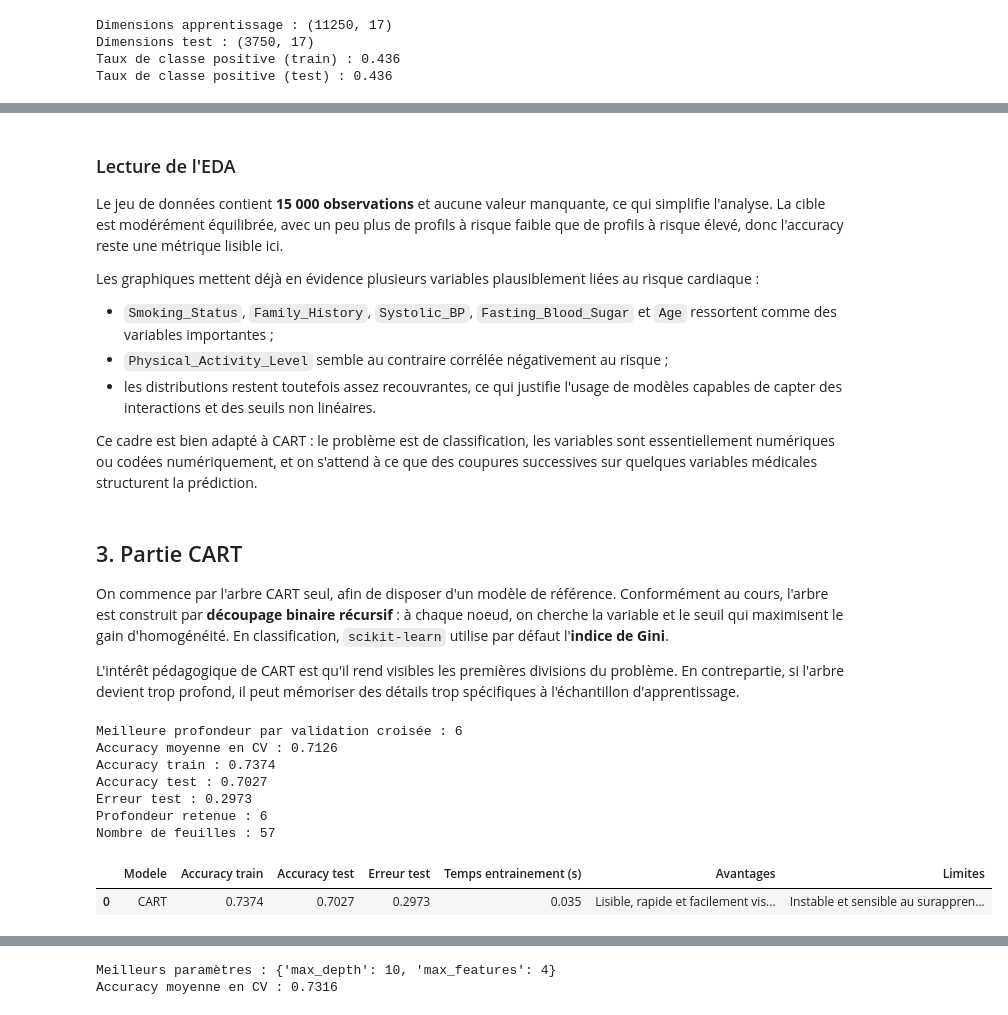
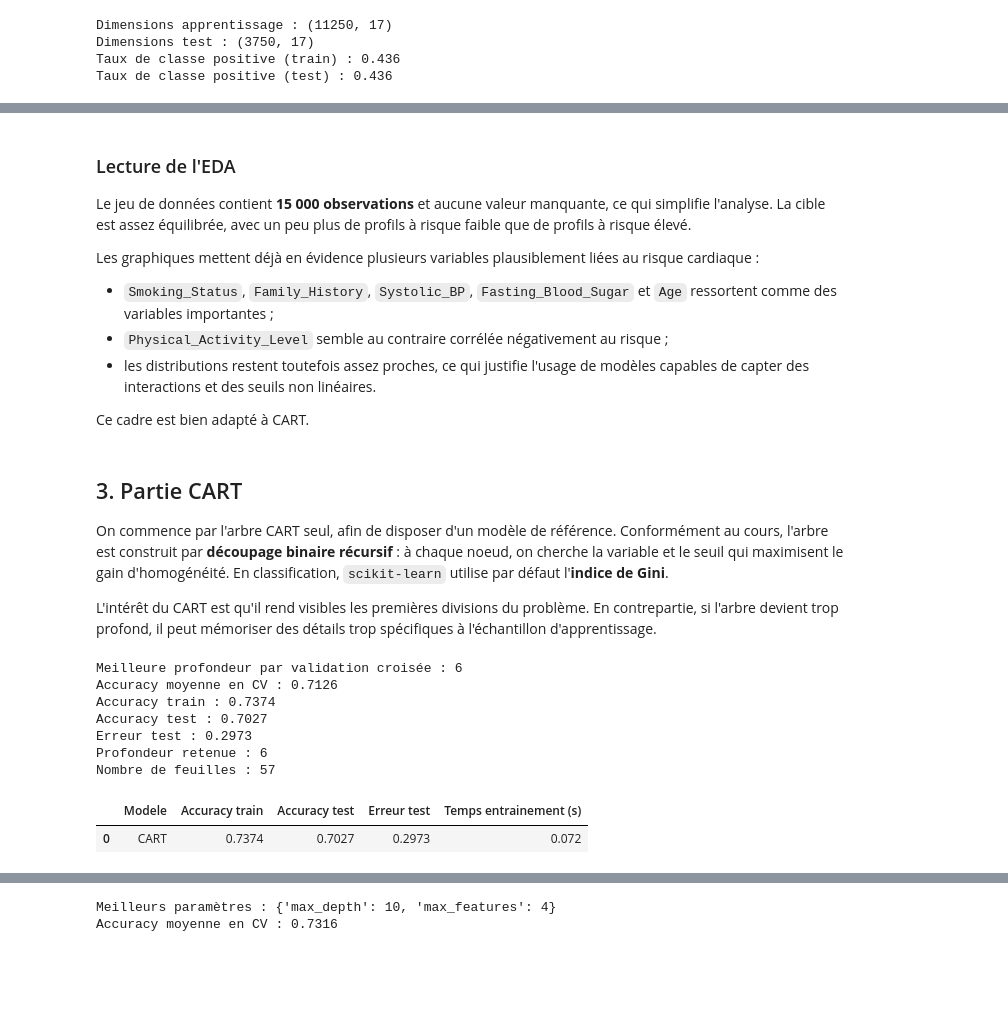
Before and after one commit to corentinbrand/ML-project, a Jupyter notebook: analyses_python/CART_AgrDMod_python_gus.ipynb, the cells around one changed output, grey strips where cells are left out. Drawn from its saved outputs; the diff is of its cells as text; code cells hidden in the pictures; blank space fills up the shorter version.

```diff
--- a/analyses_python/CART_AgrDMod_python_gus.ipynb
+++ b/analyses_python/CART_AgrDMod_python_gus.ipynb
@@ -162,15 +163,13 @@ results = {}
 class_names = ['Risque faible', 'Risque élevé']
 
 
-def store_result(name, model, fit_time, advantages, limits):
+def store_result(name, model, fit_time):
     results[name] = {
         'Modele': name,
         'Accuracy train': round(model.score(X_train, y_train), 4),
         'Accuracy test': round(model.score(X_test, y_test), 4),
         'Erreur test': round(1 - model.score(X_test, y_test), 4),
         'Temps entrainement (s)': round(fit_time, 3),
-        'Avantages': advantages,
-        'Limites': limits,
     }
     return pd.DataFrame([results[name]])
 
@@ -254,20 +253,20 @@ corr_target.to_frame('Corrélation avec la cible')
 # %% [markdown]
 ### Lecture de l'EDA
 
-Le jeu de données contient **15 000 observations** et aucune valeur manquante, ce qui simplifie l'analyse. La cible est modérément équilibrée, avec un peu plus de profils à risque faible que de profils à risque élevé, donc l'accuracy reste une métrique lisible ici.
+Le jeu de données contient **15 000 observations** et aucune valeur manquante, ce qui simplifie l'analyse. La cible est assez équilibrée, avec un peu plus de profils à risque faible que de profils à risque élevé.
 
 Les graphiques mettent déjà en évidence plusieurs variables plausiblement liées au risque cardiaque :
 - `Smoking_Status`, `Family_History`, `Systolic_BP`, `Fasting_Blood_Sugar` et `Age` ressortent comme des variables importantes ;
 - `Physical_Activity_Level` semble au contraire corrélée négativement au risque ;
-- les distributions restent toutefois assez recouvrantes, ce qui justifie l'usage de modèles capables de capter des interactions et des seuils non linéaires.
+- les distributions restent toutefois assez proches, ce qui justifie l'usage de modèles capables de capter des interactions et des seuils non linéaires.
 
-Ce cadre est bien adapté à CART : le problème est de classification, les variables sont essentiellement numériques ou codées numériquement, et on s'attend à ce que des coupures successives sur quelques variables médicales structurent la prédiction.
+Ce cadre est bien adapté à CART.
 # %% [markdown]
 ## 3. Partie CART
 
 On commence par l'arbre CART seul, afin de disposer d'un modèle de référence. Conformément au cours, l'arbre est construit par **découpage binaire récursif** : à chaque noeud, on cherche la variable et le seuil qui maximisent le gain d'homogénéité. En classification, `scikit-learn` utilise par défaut l'**indice de Gini**.
 
-L'intérêt pédagogique de CART est qu'il rend visibles les premières divisions du problème. En contrepartie, si l'arbre devient trop profond, il peut mémoriser des détails trop spécifiques à l'échantillon d'apprentissage.
+L'intérêt du CART est qu'il rend visibles les premières divisions du problème. En contrepartie, si l'arbre devient trop profond, il peut mémoriser des détails trop spécifiques à l'échantillon d'apprentissage.
 # %%
 depth_grid = {'max_depth': list(range(1, 13))}
 cart_search = GridSearchCV(
@@ -279,37 +278,35 @@ cart_search = GridSearchCV(
 cart_search.fit(X_train, y_train)
 
 best_depth = cart_search.best_params_['max_depth']
 print('Meilleure profondeur par validation croisée :', best_depth)
 print('Accuracy moyenne en CV :', round(cart_search.best_score_, 4))
 
 start = time.perf_counter()
 cart_model = DecisionTreeClassifier(max_depth=best_depth, random_state=42)
 cart_model.fit(X_train, y_train)
 cart_time = time.perf_counter() - start
 
 print('Accuracy train :', round(cart_model.score(X_train, y_train), 4))
 print('Accuracy test :', round(cart_model.score(X_test, y_test), 4))
 print('Erreur test :', round(1 - cart_model.score(X_test, y_test), 4))
 print('Profondeur retenue :', cart_model.get_depth())
 print('Nombre de feuilles :', cart_model.get_n_leaves())
 
 store_result(
     'CART',
     cart_model,
     cart_time,
-    "Lisible, rapide et facilement visualisable.",
-    "Instable et sensible au surapprentissage si l'arbre devient trop complexe.",
 )
 # %% [output]
 Meilleure profondeur par validation croisée : 6
 Accuracy moyenne en CV : 0.7126
 Accuracy train : 0.7374
 Accuracy test : 0.7027
 Erreur test : 0.2973
 Profondeur retenue : 6
 Nombre de feuilles : 57
-|  | Modele | Accuracy train | Accuracy test | Erreur test | Temps entrainement (s) | Avantages | Limites |
-| 0 | CART | 0.7374 | 0.7027 | 0.2973 | 0.035 | Lisible, rapide et facilement vis... | Instable et sensible au surappren... |
+|  | Modele | Accuracy train | Accuracy test | Erreur test | Temps entrainement (s) |
+| 0 | CART | 0.7374 | 0.7027 | 0.2973 | 0.072 |
 # %%
 plot_confusion(cart_model, 'Matrice de confusion - CART')
 
```
Also changed, not shown: parts of 33 cells of this notebook, 1 other file.
